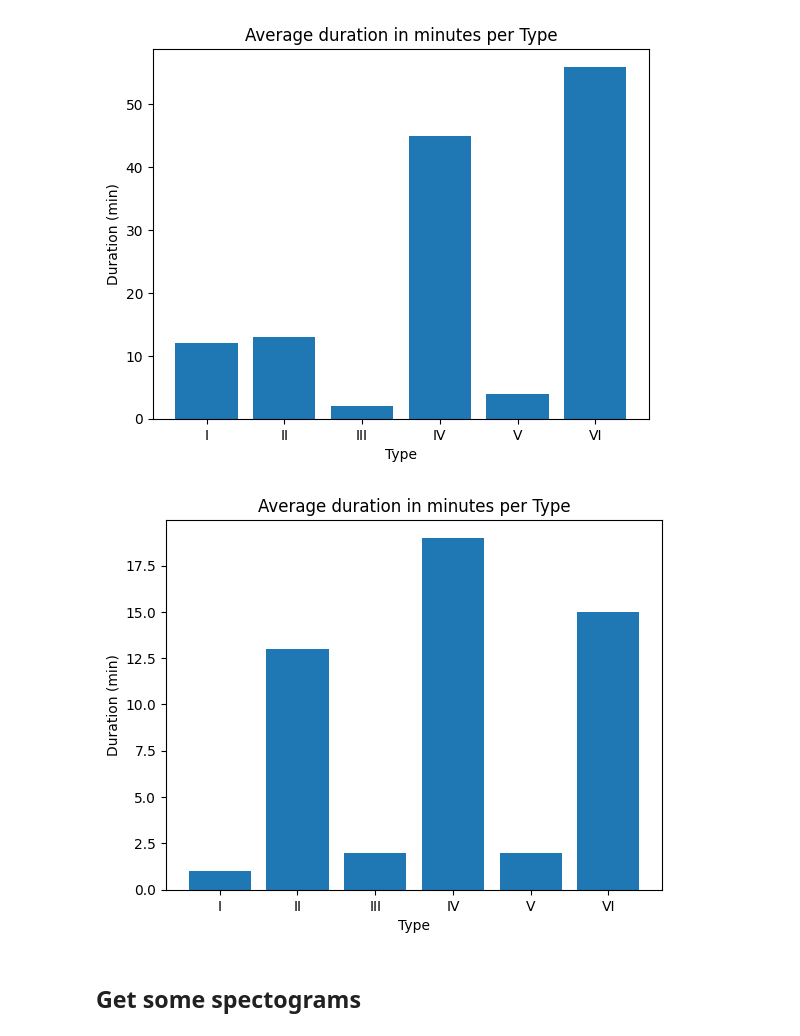
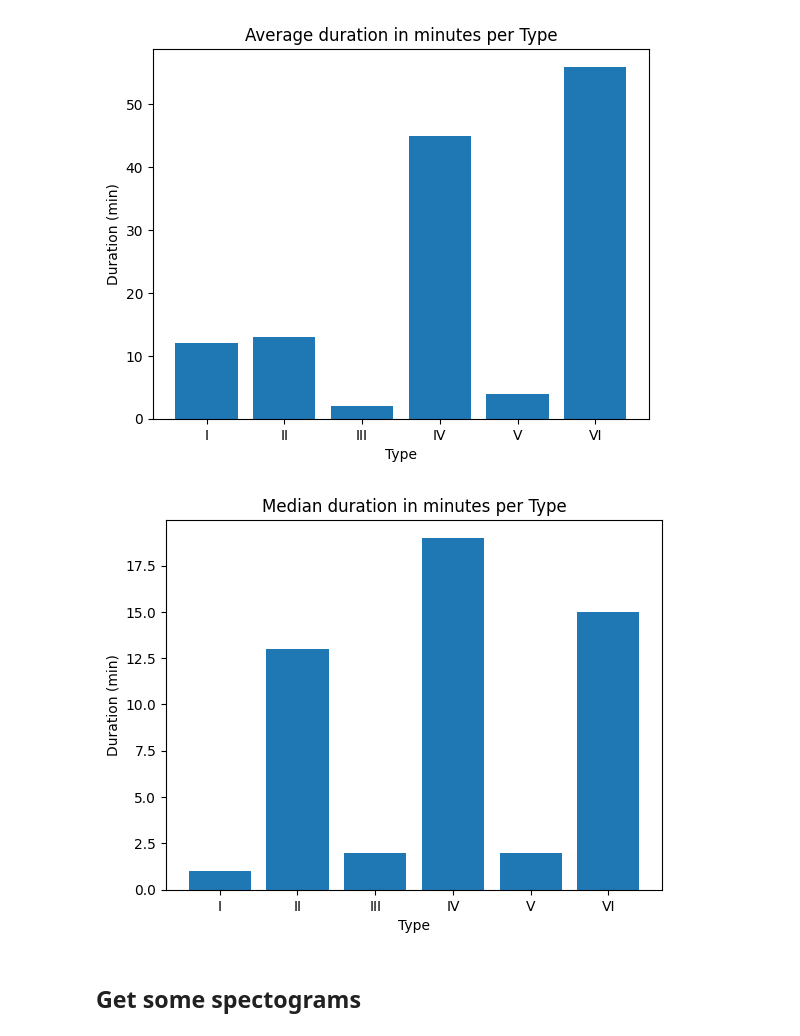
Before and after one commit to i4Ds/Radio-sunburst-labelcreation, a Jupyter notebook: data_creation.ipynb, the cells around one changed output. Saved outputs shown, nothing was run; the diff lists cells and outputs as text; code cells hidden in the pictures.

```diff
--- a/data_creation.ipynb
+++ b/data_creation.ipynb
@@ -194,12 +194,12 @@ plt.show()
 # %%
 median_duration_type = burst_list.groupby('type').duration.median().dt.seconds // 60
 plt.bar(median_duration_type.index, median_duration_type)
 plt.xlabel('Type')
 plt.ylabel('Duration (min)')
-plt.title('Average duration in minutes per Type')
+plt.title('Median duration in minutes per Type')
 plt.show()
 # %% [output]
-[figure, old version]
+[figure, new version]
 # %% [markdown]
 ## Get some spectograms
 # %%
```
Also changed, not shown: parts of 21 cells of this notebook, 1 other file.
